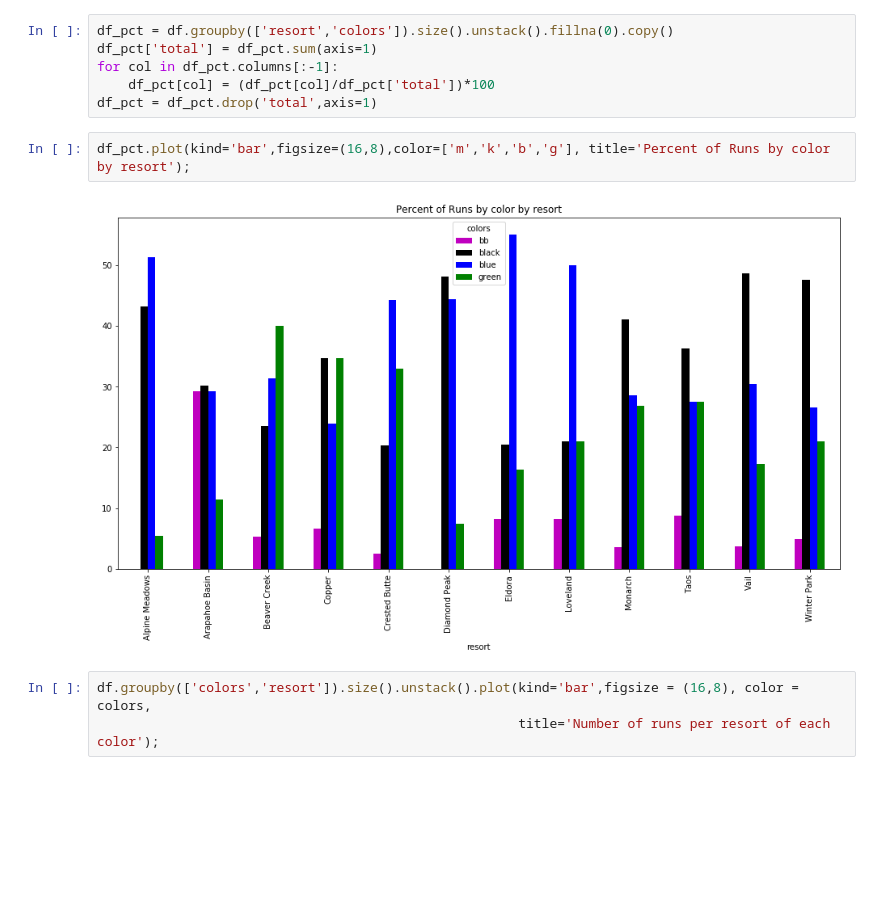
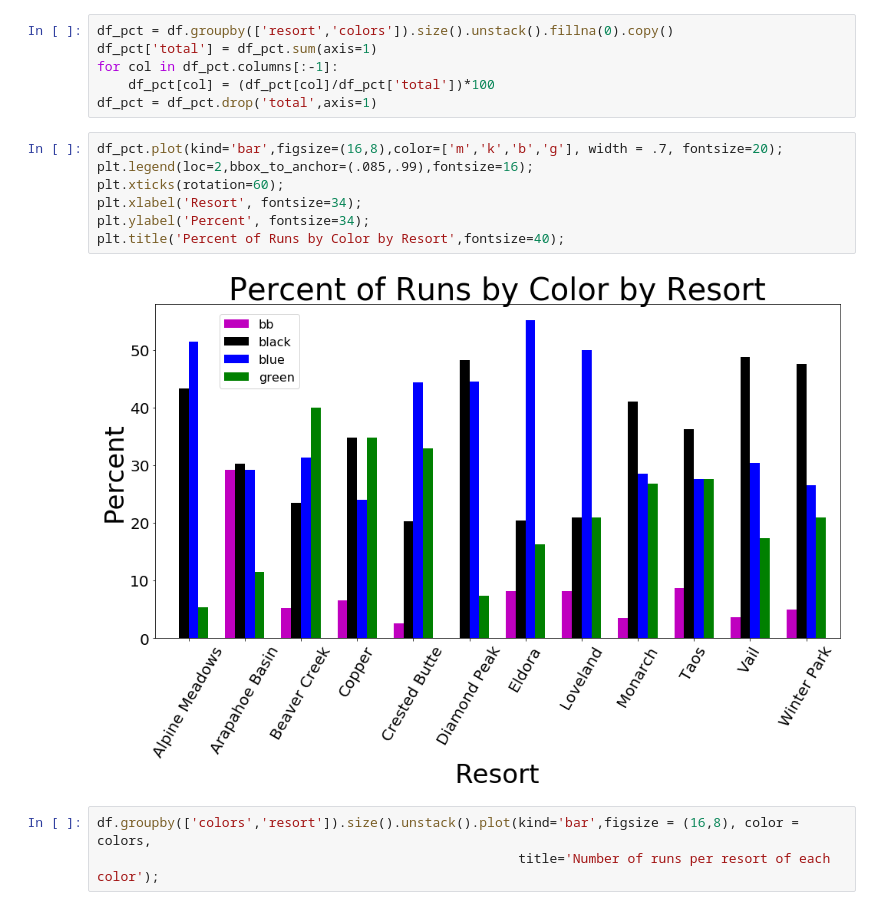
Before and after one commit to kfarbman/ski-recommender, a Jupyter notebook: notebooks/visualizations.ipynb, the cells around one changed output. Drawn from its saved outputs; the diff is of its cells as text; blank space fills up the shorter version.

```diff
--- a/notebooks/visualizations.ipynb
+++ b/notebooks/visualizations.ipynb
@@ -110,9 +110,14 @@ for col in df_pct.columns[:-1]:
     df_pct[col] = (df_pct[col]/df_pct['total'])*100
 df_pct = df_pct.drop('total',axis=1)
 # %%
-df_pct.plot(kind='bar',figsize=(16,8),color=['m','k','b','g'], title='Percent of Runs by color by resort');
+df_pct.plot(kind='bar',figsize=(16,8),color=['m','k','b','g'], width = .7, fontsize=20);
+plt.legend(loc=2,bbox_to_anchor=(.085,.99),fontsize=16);
+plt.xticks(rotation=60);
+plt.xlabel('Resort', fontsize=34);
+plt.ylabel('Percent', fontsize=34);
+plt.title('Percent of Runs by Color by Resort',fontsize=40);
 # %% [output]
-[figure, old version]
+[figure, new version]
 # %%
 df.groupby(['colors','resort']).size().unstack().plot(kind='bar',figsize = (16,8), color = colors,
                                                       title='Number of runs per resort of each color');
```
Also changed, not shown: 5 other files.
